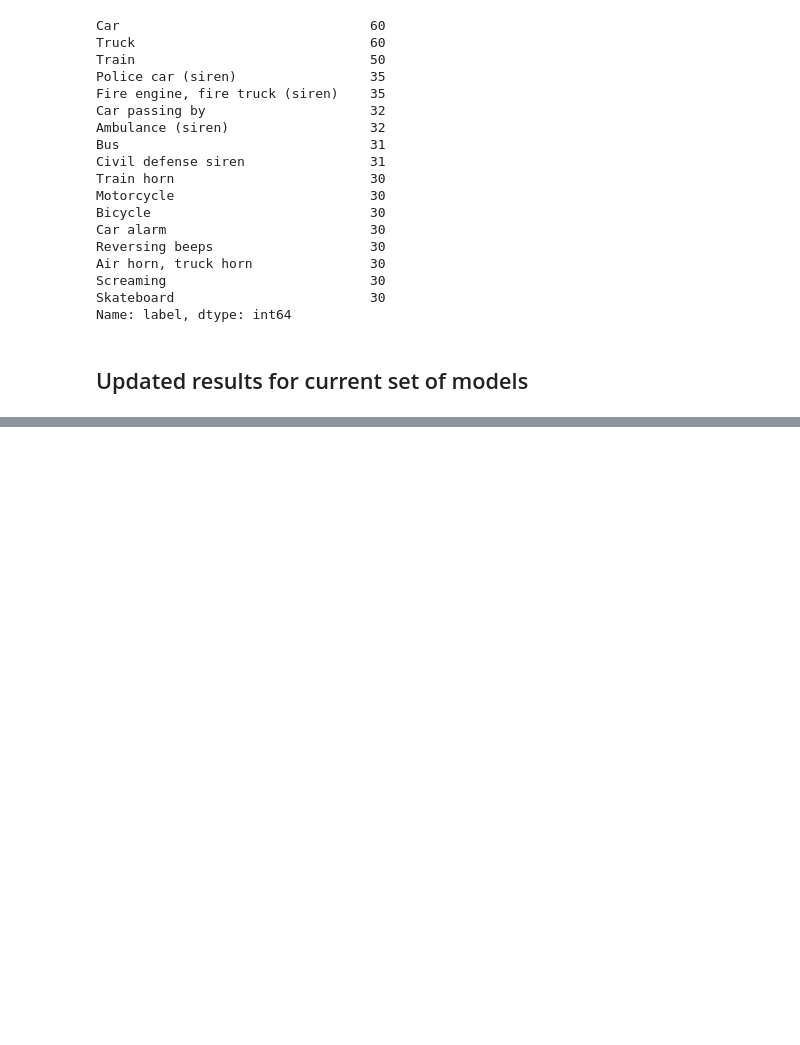
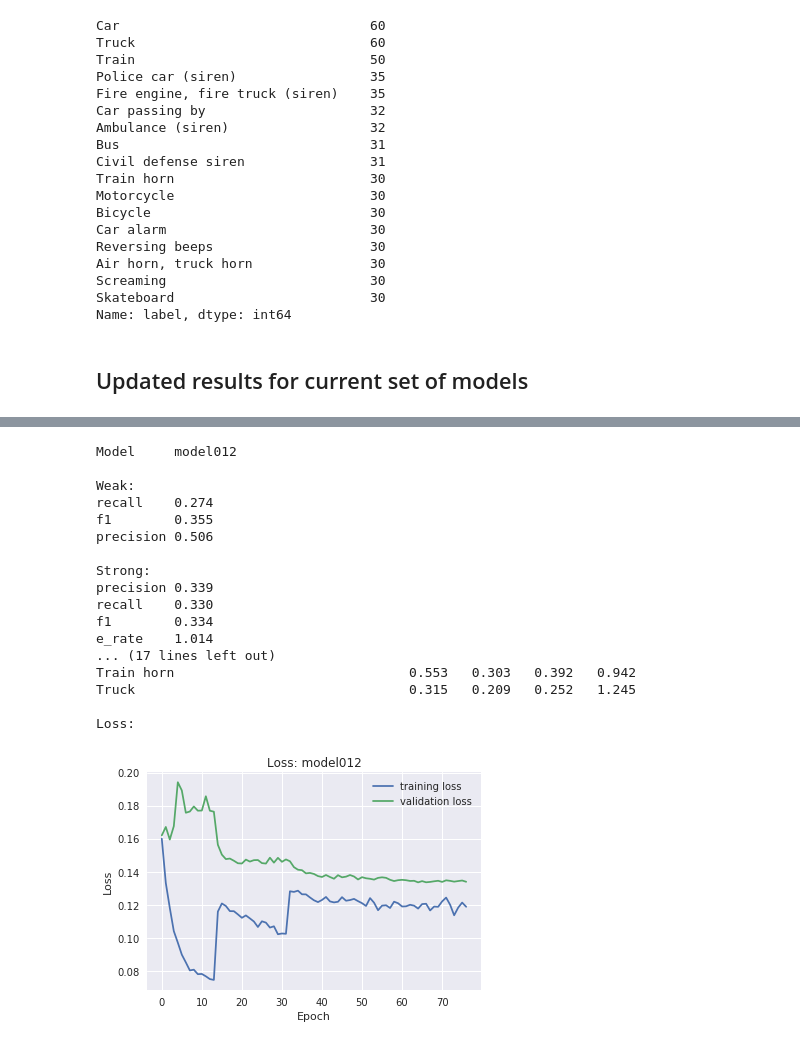
Before and after one commit to marl/milsed, a Jupyter notebook: notebooks/v1/01_model_results.ipynb, the cells around one changed output, grey strips where cells are left out. Drawn from its saved outputs; the diff is of its cells as text; code cells hidden in the pictures; blank space fills up the shorter version.

```diff
--- a/notebooks/v1/01_model_results.ipynb
+++ b/notebooks/v1/01_model_results.ipynb
@@ -660,0 +714,21 @@ df8
+# %%
+milsed.eval.report_results(OUTPUT_PATH, 'model012')
+# %% [output]
+Model     model012
+
+Weak:
+recall    0.274
+f1        0.355
+precision 0.506
+
+Strong:
+precision 0.339
+recall    0.330
+f1        0.334
+e_rate    1.014
+... (17 lines left out)
+Train horn                              0.553   0.303   0.392   0.942
+Truck                                   0.315   0.209   0.252   1.245
+
+Loss:
+[figure, added]
```
Also changed, not shown: parts of 10 cells of this notebook, 6 other files.
